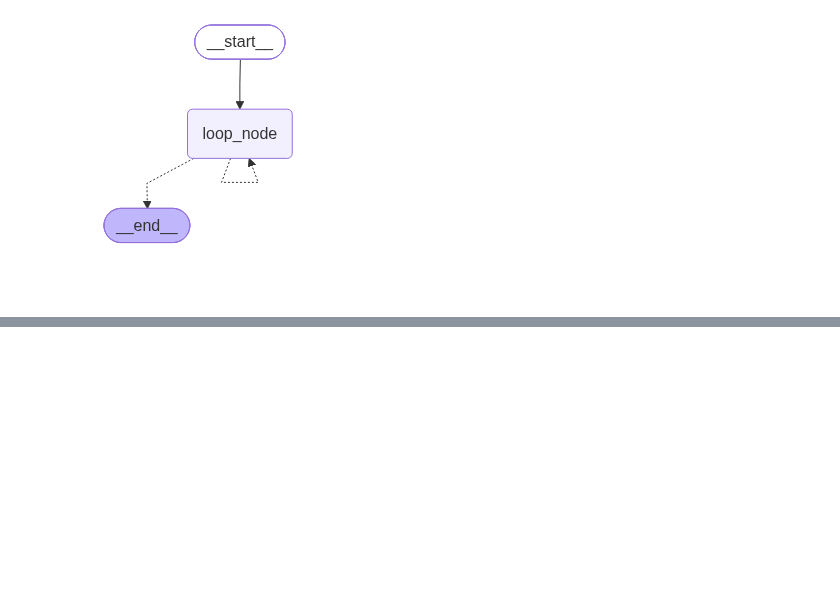
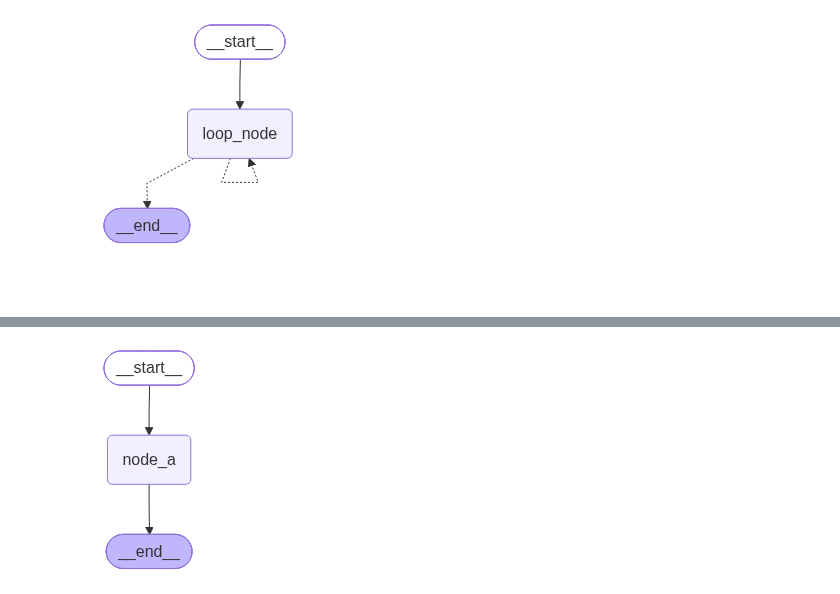
Before and after one commit to yoona2333/LangGraph, a Jupyter notebook: 05.ipynb, the cells around one changed output, grey strips where cells are left out. Saved outputs shown, nothing was run; the diff lists cells and outputs as text; code cells hidden in the pictures; blank space fills up the shorter version.

```diff
--- a/05.ipynb
+++ b/05.ipynb
@@ -430,0 +499,37 @@ display(graph)
+# %%
+from typing import TypedDict
+from langgraph.graph import StateGraph, START, END
+from langgraph.types import RetryPolicy
+
+from requests.exceptions import HTTPError
+from loguru import logger
+
+class EmptyState(TypedDict):
+    pass
+
+def node_a(state: EmptyState) -> EmptyState:
+    logger.info(f"node a 运行")
+    raise HTTPError("网络连接超时...")
+
+builder = StateGraph(state_schema=EmptyState)
+builder.add_node(
+    "node_a",
+    node_a,
+    retry_policy=RetryPolicy(
+        max_attempts=3,
+        jitter=False
+    )
+)
+builder.add_edge(START, "node_a")
+builder.add_edge("node_a", END)
+
+graph = builder.compile()
+
+try:
+    graph.invoke({})
+except HTTPError as e:
+    logger.info("重试次数耗尽: {}", e)
+
+from IPython.display import display
+display(graph)
+# %% [output]
@@ -430,0 +540 @@ display(graph)
+[figure, added]
```
Also changed, not shown: parts of 2 cells of this notebook.
